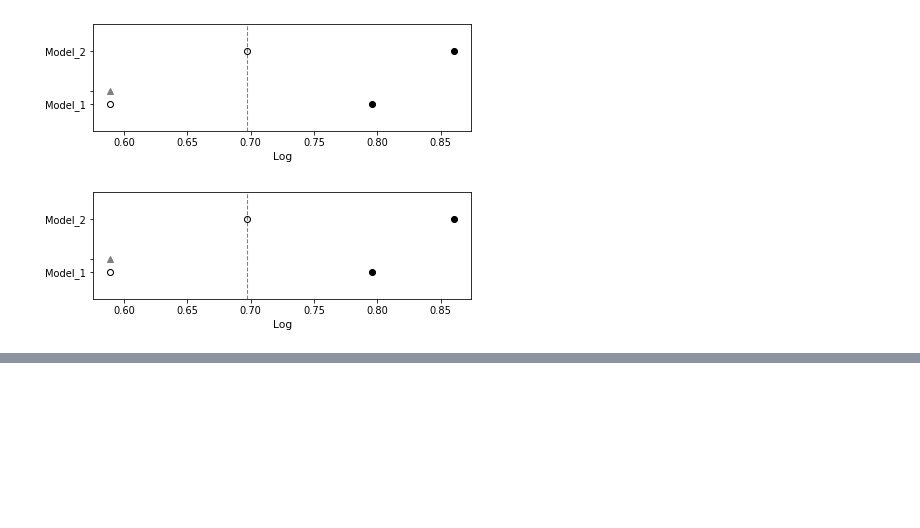
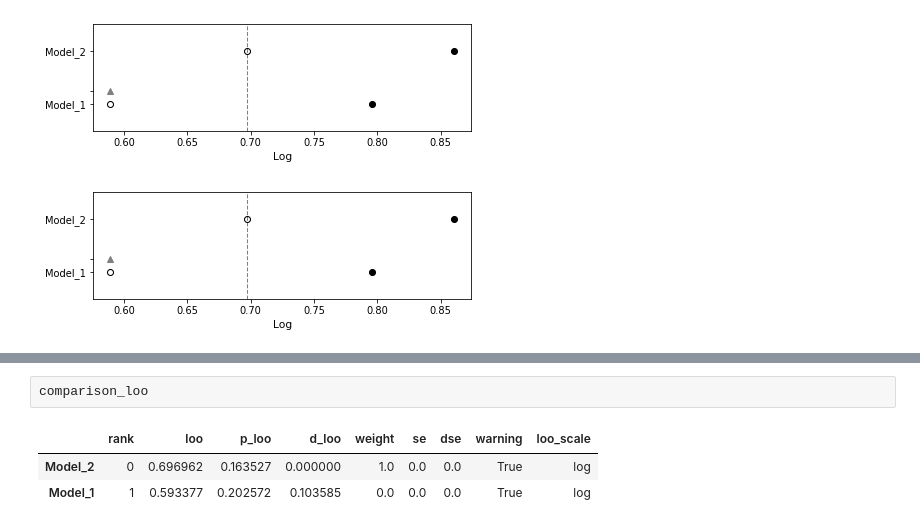
Before and after one commit to DashToh/Data_Analytics_2022_Project, a Jupyter notebook: Code.ipynb, the cells around one changed output, grey strips where cells are left out. Cells and saved outputs as stored; diff of their text form; blank space fills up the shorter version.

```diff
--- a/Code.ipynb
+++ b/Code.ipynb
@@ -500,0 +507,6 @@ az.plot_compare(comparison_waic)
+# %%
+comparison_loo
+# %% [output]
+|  | rank | loo | p_loo | d_loo | weight | se | dse | warning | loo_scale |
+| Model_2 | 0 | 0.696962 | 0.163527 | 0.000000 | 1.0 | 0.0 | 0.0 | True | log |
+| Model_1 | 1 | 0.593377 | 0.202572 | 0.103585 | 0.0 | 0.0 | 0.0 | True | log |
```
Also changed, not shown: parts of 7 cells of this notebook, 1 other file.
